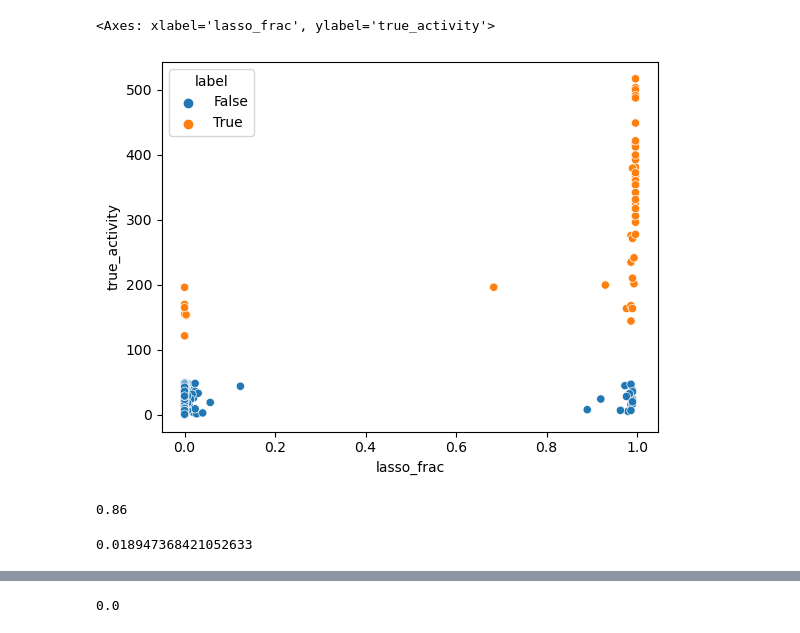
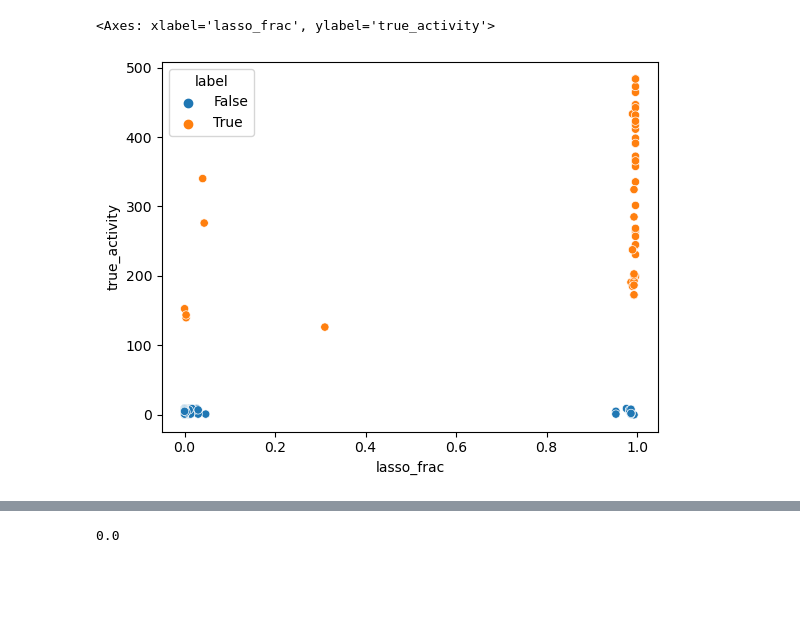
Before and after one commit to pirl-unc/golfy, a Jupyter notebook: notebooks/Deconvolution.ipynb, the cells around one changed output, grey strips where cells are left out. Saved outputs shown, nothing was run; the diff lists cells and outputs as text; code cells hidden in the pictures; blank space fills up the shorter version.

Commit message:
added positive constraint to L1 solution in deconvolution

```diff
--- a/notebooks/Deconvolution.ipynb
+++ b/notebooks/Deconvolution.ipynb
@@ -109,0 +113,6 @@ array([-18.30572496, -21.28217005,  47.44779791, ..., -51.29821274,
+# %%
+import sklearn.linear_model
+ridge = sklearn.linear_model.Ridge(fit_intercept=False, positive=True)
+ridge.fit(A, b)
+reconstruction = ridge.predict(A);
+reconstruction.astype(int)
@@ -109,0 +137,3 @@ array([-18.30572496, -21.28217005,  47.44779791, ..., -51.29821274,
+# %%
+x_ridge_with_c = ridge.coef_;
+x_ridge = x_ridge_with_c[:-1]; x_ridge.astype(int)
@@ -109,0 +178,9 @@ array([-18.30572496, -21.28217005,  47.44779791, ..., -51.29821274,
+# %%
+from sklearn.linear_model import ElasticNet, ElasticNetCV
+encv = ElasticNetCV(verbose=1, fit_intercept=False, positive=True, l1_ratio=[0.5, 0.6, 0.7, 0.8, .9, .95, .99, 1])
+encv.fit(A, b)
+print(encv.l1_ratio_)
+x_encv_with_c = encv.coef_
+x_encv = x_encv_with_c[:-1]
+hit_encv_array = np.where(x_encv >= 10)[0]
+hit_encv_set = set(hit_encv_array)
@@ -109,0 +206,9 @@ array([-18.30572496, -21.28217005,  47.44779791, ..., -51.29821274,
+# %%
+from sklearn.linear_model import LassoCV
+lasso = LassoCV(verbose=1, fit_intercept=False, positive=True, alphas=[0.25, 0.5, 1, 5, 10, 20])
+lasso.fit(A, b)
+x_lasso_with_c = encv.coef_
+x_lasso = x_lasso_with_c[:-1]
+hit_lasso_array = np.where(x_lasso >= 10)[0]
+hit_lasso_set = set(hit_lasso_array)
+print(lasso.alpha_)
@@ -157,44 +243,38 @@ array([ 1.42198976e+01, -3.17243038e+01,  8.62700282e+01,  2.08323771e+01,
 # %%
 import pandas as pd
 import random
 import sklearn.linear_model
+import seaborn
 A_inv = np.linalg.pinv(A)
 x_est_inv = A_inv @ b
 
-lasso = sklearn.linear_model.Lasso(fit_intercept=False, selection='random')
+lasso = sklearn.linear_model.Lasso(fit_intercept=False, selection='random', positive=True, alpha=1)
 row_indices = list(range(A.shape[0]))
 x_lasso = np.zeros(num_peptides)
 frac = np.zeros(num_peptides)
 for loo_idx in row_indices[:-1]:
     subset_indices = np.array([i for i in row_indices if i != loo_idx])
     A_subset = A[subset_indices, :]
     b_subset = b[subset_indices]
     lasso.fit(A_subset, b_subset)
     x_lasso += lasso.coef_[:-1]
     frac += lasso.coef_[:-1] > 1
 x_lasso /= len(row_indices)
 frac /= len(row_indices)
 df = pd.DataFrame({
     "background": background,
     "hit": hit_activity,
     "true_activity": hit_activity + background,
-    "est_activity_lstsq": x[:-1],
+    "est_activity_ridge": x_ridge,
     "est_activity_pinv": x_est_inv[:-1],
     "est_activity_lasso": x_lasso,
+    "est_activity_encv": x_encv,
     "lasso_frac": frac,
     "label": hit_activity> 0})
 seaborn.scatterplot(data=df, x="lasso_frac", y="true_activity", hue="label")
 # %% [output]
 <Axes: xlabel='lasso_frac', ylabel='true_activity'>
-[figure, old version]
+[figure, new version]
-# %%
-(df[df.label].lasso_frac > 0.5).mean()
-# %% [output]
-0.86
-# %%
-(df[~df.label].lasso_frac > 0.5).mean()
-# %% [output]
-0.018947368421052633
 # %%
 seaborn.violinplot(data=df.background)
 # %% [output]
```
Also changed, not shown: parts of 89 cells of this notebook, 2 other files.
